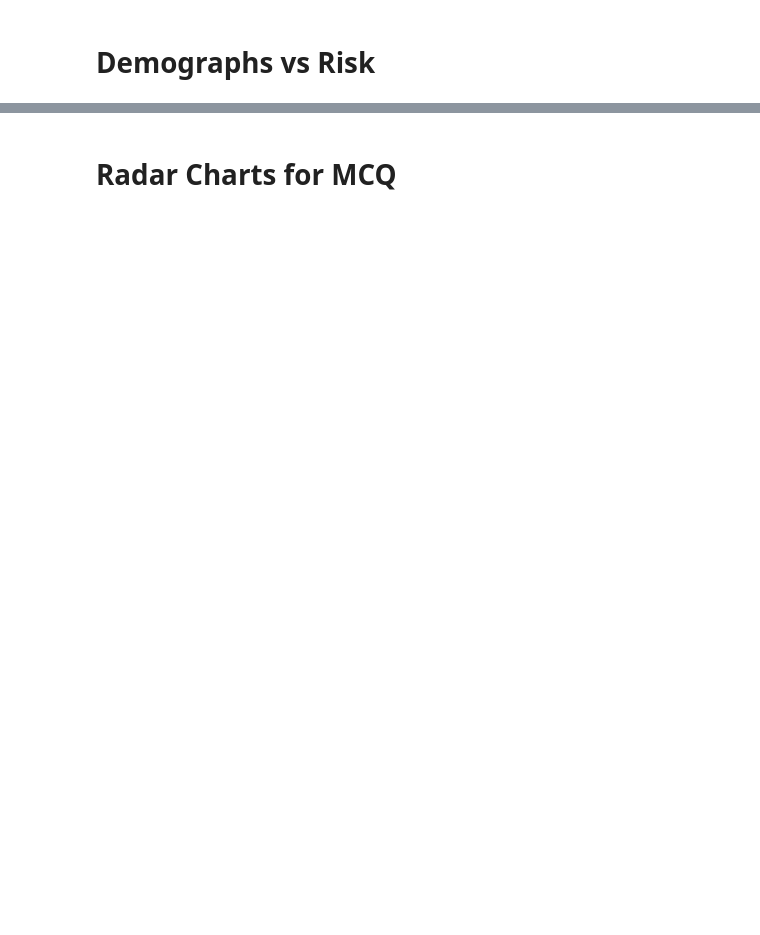
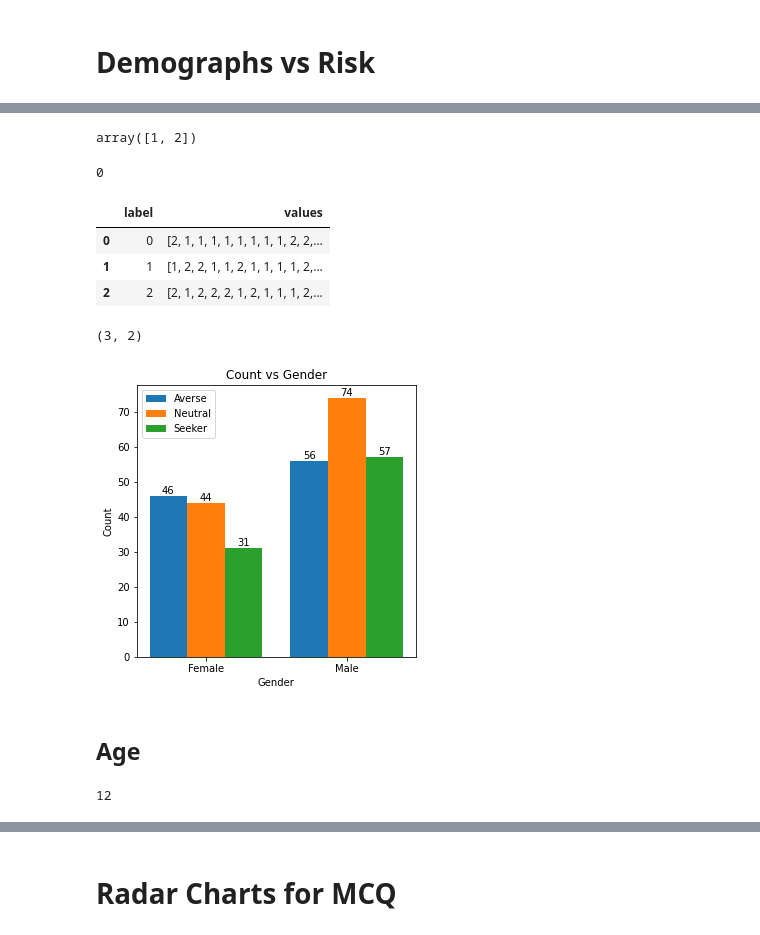
Before and after one commit to gchhablani/financial-sentiment-analysis, a Jupyter notebook: Exploratory Data Analysis.ipynb, the cells around one changed output, grey strips where cells are left out. Cells and saved outputs as stored; diff of their text form; code cells hidden in the pictures; blank space fills up the shorter version.

```diff
--- a/Exploratory Data Analysis.ipynb
+++ b/Exploratory Data Analysis.ipynb
@@ -243,0 +276,5 @@ plt.show()
+# %%
+df.dropna(subset=['text'],inplace=True)
+# %%
+columns = list(df.columns)
+columns.remove('Part 1')
@@ -245,0 +298,59 @@ plt.show()
+# %%
+df = df[columns]
+# %%
+np.unique(df['Gender'])
+# %% [output]
+array([1, 2])
+# %%
+df['Gender'].isna().sum()
+# %% [output]
+0
+# %%
+grouped_by_gender = df.groupby('label')['Gender'].apply(list).reset_index(name='values')
+
+grouped_by_gender
+# %% [output]
+|  | label | values |
+| 0 | 0 | [2, 1, 1, 1, 1, 1, 1, 1, 1, 2, 2,... |
+| 1 | 1 | [1, 2, 2, 1, 1, 2, 1, 1, 1, 1, 2,... |
+| 2 | 2 | [2, 1, 2, 2, 2, 1, 2, 1, 1, 1, 2,... |
+# %%
+grouped_by_gender.values.shape
+# %% [output]
+(3, 2)
+# %%
+fig, ax = plt.subplots()
+freq, bins, patches = ax.hist(grouped_by_gender['values'].values, bins=2, label=['Averse','Neutral','Seeker'])
+plt.xlabel('Gender')
+labels = ax.get_xticklabels()
+ax.set_xticks([1.1833333333333333+0.1333333333333333/2,1.6833333333333333+0.1333333333333333/2])
+ax.set_xticklabels(['Female','Male'])
+plt.ylabel('Count')
+plt.title("Count vs Gender")
+bin_centers = np.diff(bins)*0.5 + bins[:-1]
+
+# num_patches = len(freq) # 3
+# num_bins = len(bins) # 2
+
+for patch in patches:
+    for container in patch:
+        x = container.xy[0]
+        height = container.get_height()
+        width = container.get_width()
+        plt.annotate("{}".format(int(height)),
+                    xy = (x+width/2, height),             # top left corner of the histogram bar
+                    xytext = (0,0.5),             # offsetting label position above its bar
+                    textcoords = "offset points", # Offset (in points) from the *xy* value
+                    ha = 'center', va = 'bottom'
+                    )
+plt.legend()
+fig.set_size_inches(5,5)
+plt.show()
+# %% [output]
+[figure, added]
+# %% [markdown]
+## Age
+# %%
+df['Age '].isna().sum()
+# %% [output]
+12
```
Also changed, not shown: parts of 65 cells of this notebook, 5 other files.
